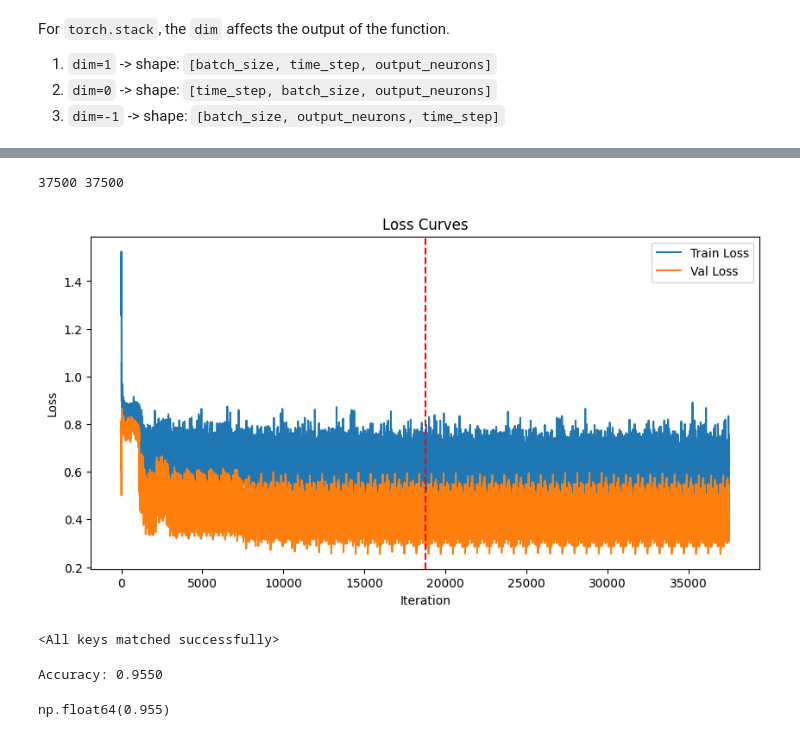
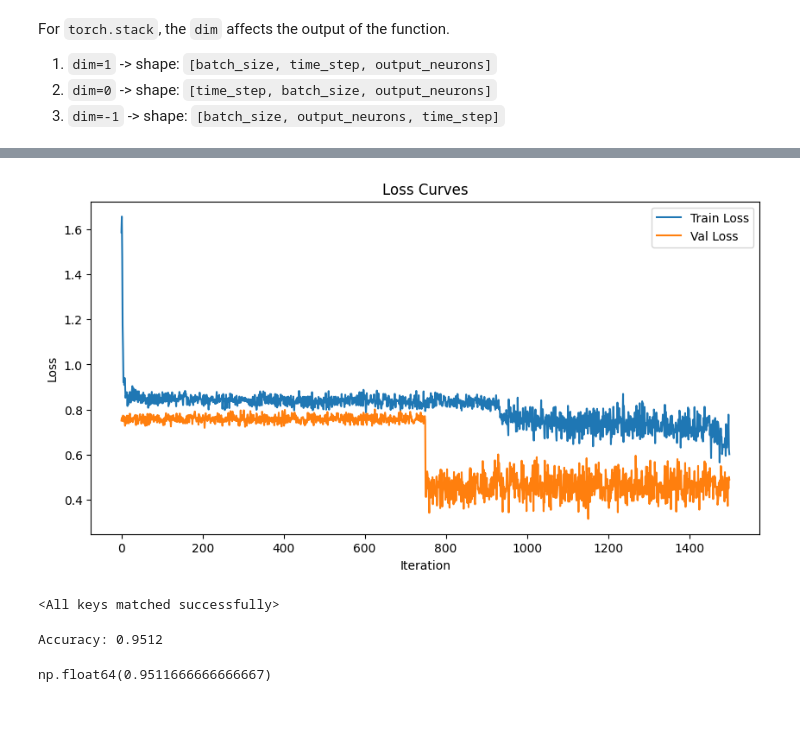
Before and after one commit to druvdub/3yp, a Jupyter notebook: notebooks/csnn/1.2.1.2-csnn-rate-model.ipynb, the cells around one changed output, grey strips where cells are left out. Saved outputs shown, nothing was run; the diff lists cells and outputs as text; code cells hidden in the pictures.

```diff
--- a/notebooks/csnn/1.2.1.2-csnn-rate-model.ipynb
+++ b/notebooks/csnn/1.2.1.2-csnn-rate-model.ipynb
@@ -24,11 +24,12 @@ DATASET_DIR = f"{DATA_DIR}/processed"
 from snntorch import spikegen
 
 class CustomDatasetSpike(Dataset):
-    def __init__(self, dataframe, image_dir, transform=None, num_steps=4):
+    def __init__(self, dataframe, image_dir, transform=None, num_steps=4, gain=1):
         self.dataframe = dataframe
         self.image_dir = image_dir
         self.transform = transform
         self.num_steps = num_steps
+        self.gain = gain
 
     def __len__(self):
         return len(self.dataframe)
@@ -39,7 +40,7 @@ class CustomDatasetSpike(Dataset):
             if self.transform:
                 img = self.transform(img)
             label = torch.as_tensor(self.dataframe.iloc[idx]["Label"], dtype=torch.long)
-            img = spikegen.rate(img, num_steps=self.num_steps, gain=1)
+            img = spikegen.rate(img, num_steps=self.num_steps, gain=self.gain)
             return img, label
 # %%
 train_df = pd.read_csv(f"{DATASET_DIR}/train1.csv")
@@ -945,7 +993,7 @@ tensor([0.6000, 3.0000], device='cuda:0')
 # %%
 loss_fn = SF.ce_rate_loss(weight=class_weights)
 # %%
-model, history = train_model(train_data_loader, val_data_loader, loss_fn, lr=1e-3, weight_decay=None, num_epochs=50, model_savepath=savepath, device=device, dt_ms=1.0)
+model, history = train_model2(train_data_loader, val_data_loader, loss_fn, lr=1e-3, weight_decay=None, num_epochs=50, model_savepath=savepath, device=device, dt_ms=1.0)
 
 # model, history = train_model(train_data_loader_spike, val_data_loader_spike, loss_fn, lr=1e-2, weight_decay=None, num_epochs=50, model_savepath=savepath, device=device, dt_ms=1.0)
 # %% [output]
@@ -990,30 +1009,29 @@ test_data_loader = DataLoader(test_dataset, batch_size=BATCH_SIZE, shuffle=False
 # %%
 fig = plt.figure(facecolor="w", figsize=(10, 5))
 
 # plot for a single epoch training and validation loss - num_steps=4, batches=40
 
 
 # get train and val loss for 1 epoch
-train_loss = history["train_loss"]
-val_loss = history["val_loss"]
+train_loss = history["train_loss"][:1500]
+val_loss = history["val_loss"][:1500]
 
-print(len(train_loss), len(val_loss))
+# print(len(train_loss), len(val_loss))
 plt.plot(train_loss, label="Train Loss")
 plt.plot(val_loss, label="Val Loss")
 
 # draw a vertical line at the end of the first epoch
-plt.axvline(x=len(train_loss)//2, color="r", linestyle="--")
+# plt.axvline(x=len(train_loss)//2, color="r", linestyle="--")
 
 
 
 plt.title("Loss Curves")
 plt.xlabel("Iteration")
 plt.ylabel("Loss")
 plt.legend()
 plt.show()
 # %% [output]
-37500 37500
-[figure, old version]
+[figure, new version]
 # %%
 # checkpoint = torch.load(savepath, weights_only=False)
 # best_model = BasicSNN().to(device)
@@ -1096,8 +1114,8 @@ calculate_accuracy(best_model, test_data_loader_sample, device=device)
 
 # y_true, y_pred = calculate_accuracy2(best_model, test_data_loader_spike_sample, device=device)
 # %% [output]
-Accuracy: 0.9550
+Accuracy: 0.9512
-np.float64(0.955)
+np.float64(0.9511666666666667)
 # %%
 from sklearn.metrics import confusion_matrix, classification_report
 import seaborn as sns
```
Also changed, not shown: parts of 9 cells of this notebook, 14 other files.
